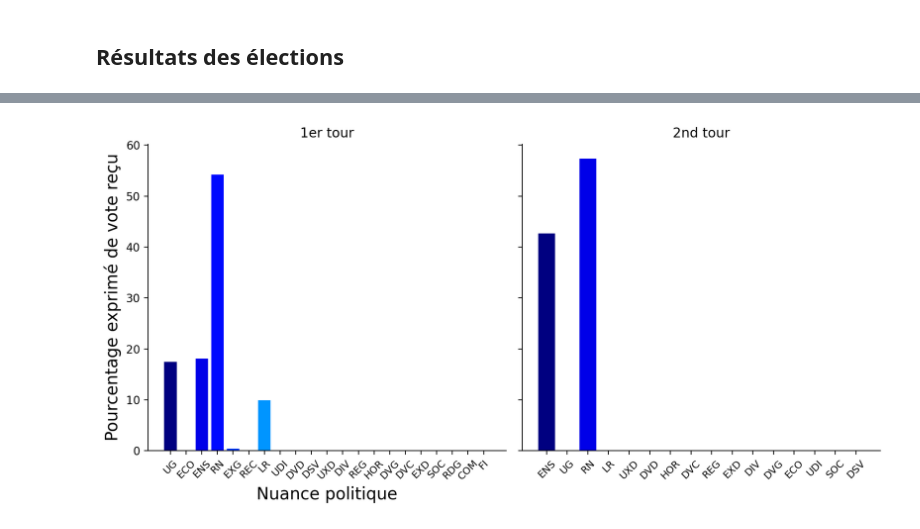
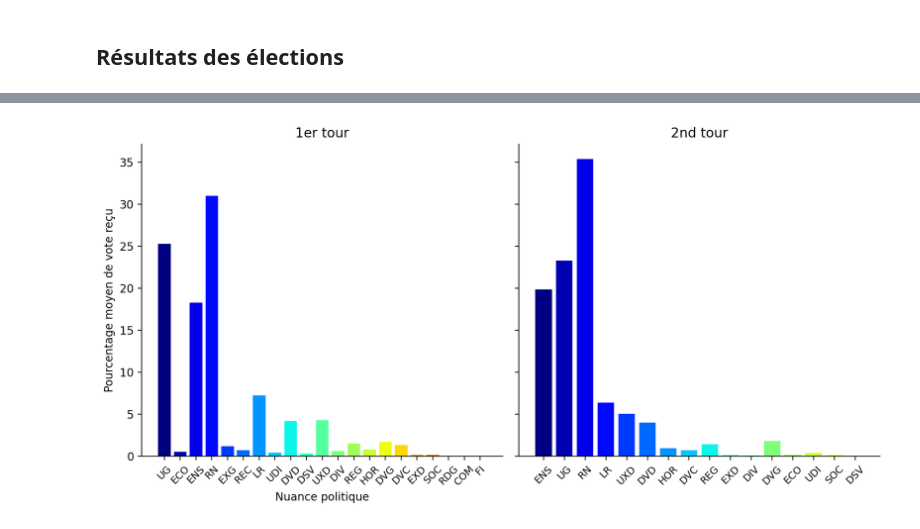
Before and after one commit to alexandre-laine/Pipeline_Elections_Legislatives, a Jupyter notebook: source/B_Visualisation.ipynb, the cells around one changed output, grey strips where cells are left out. Cells and saved outputs as stored; diff of their text form; code cells hidden in the pictures.

```diff
--- a/source/B_Visualisation.ipynb
+++ b/source/B_Visualisation.ipynb
@@ -20,5 +19,7 @@ import os
 # %% [markdown]
 ## Résultats des élections
 # %%
-df_1f = pd.read_csv(os.path.join(prm.datasets_pp_path, f"DF_{prm.dataset_1er_tour}.csv"))
-df_2f = pd.read_csv(os.path.join(prm.datasets_pp_path, f"DF_{prm.dataset_2nd_tour}.csv"))
+# Chargement des données
+df_1f = pd.read_csv(prm.datasets_pp_path / f"DF_{prm.dataset_1er_tour}.csv")
+df_2f = pd.read_csv(prm.datasets_pp_path / f"DF_{prm.dataset_2nd_tour}.csv")
+print(f"{df_1f.shape = }, {df_2f.shape = }")
@@ -39,44 +117,43 @@ fig, ax = plt.subplots(
 
 ax[0].bar(
     x=df_1f_norm.keys(),
-    height=df_1f_norm.iloc[:1].mean()*100,
+    height=df_1f_norm.mean()*100,
     color=prm.cm_jet(np.linspace(0,1, len(df_1f.keys()))),
 )
 
 ax[1].bar(
     x=df_2f_norm.keys(),
-    height=df_2f_norm.iloc[:1].mean()*100,
+    height=df_2f_norm.mean()*100,
     color=prm.cm_jet(np.linspace(0,1, len(df_1f.keys())))
 )
 
 ax[0].set_xticks(
     df_1f_norm.keys(),
     df_1f_norm.keys(),
     rotation=45,
     size=9
 )
 ax[1].set_xticks(
     df_2f_norm.keys(),
     df_2f_norm.keys(),
     rotation=45,
     size=9
 )
 
-ax[0].set_xlabel("Nuance politique", size=15)
-# ax[0].set_ylabel("Pourcentage moyen de vote reçu")
-ax[0].set_ylabel("Pourcentage exprimé de vote reçu", size=15)
+ax[0].set_xlabel("Nuance politique")
+ax[0].set_ylabel("Pourcentage moyen de vote reçu")
 
 ax[0].set_title("1er tour")
 ax[1].set_title("2nd tour")
 
 ax[0].spines[["top","right"]].set_visible(False)
 ax[1].spines[["top","right"]].set_visible(False)
 
 plt.tight_layout()
 plt.savefig(
-    os.path.join(prm.figures_path, "Distribution_votes_1er_et_2nd_tour.pdf"),
+    prm.figures_path / "Distribution_votes_1er_et_2nd_tour.pdf",
     dpi=200
 )
 plt.show()
 # %% [output]
-[figure, old version]
+[figure, new version]
```
Also changed, not shown: parts of 8 cells of this notebook, 11 other files.
